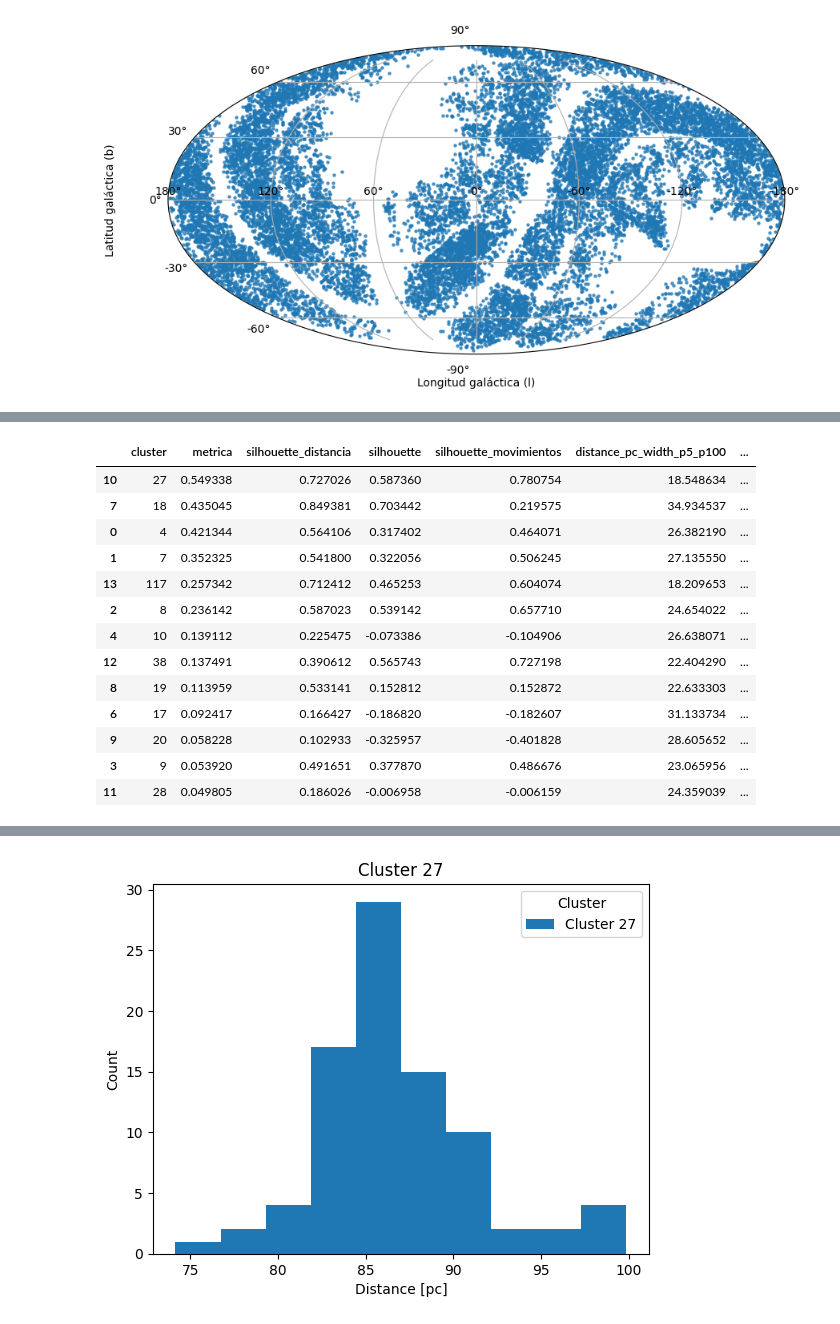
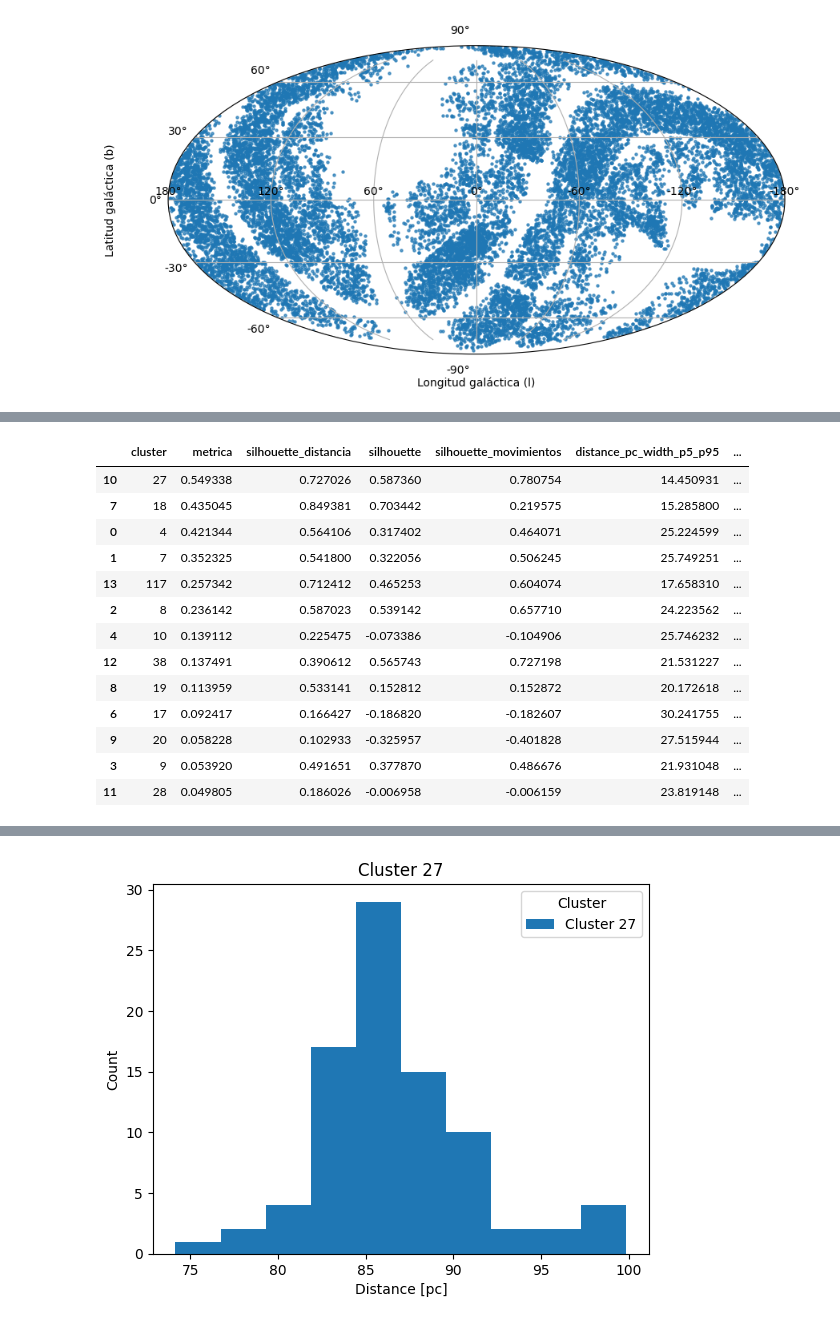
Before and after one commit to nicolasbojacarojas/clusterization_project, a Jupyter notebook: dev/fidelity/analisis_completo_modularizado_5d_fidelity_05.ipynb, the cells around one changed output, grey strips where cells are left out. Saved outputs shown, nothing was run; the diff lists cells and outputs as text; code cells hidden in the pictures.

```diff
--- a/dev/analisis_completo_modularizado_5d_fidelity.ipynb
+++ b/dev/fidelity/analisis_completo_modularizado_5d_fidelity_05.ipynb
@@ -457,11 +457,11 @@ r2_clusters = r2_por_cluster_dataframe(dff.dropna(subset=['phot_g_mean_mag','bp_
 dispersion_magnitud = dispersion_por_cluster(dff, variable='phot_g_mean_mag', metodo='std')
 probabilidad_cluster = dff.groupby(['cluster']).agg({'probabilidad':'median','source_id':'count'}).reset_index()
 parallax_metrics = calculate_percentile_metrics(
-    dff, cluster_col='cluster', variable='parallax', percentiles=(5, 100)
+    dff, cluster_col='cluster', variable='parallax', percentiles=(5, 95)
 )
 
 distance_metrics = calculate_percentile_metrics(
-    dff, cluster_col='cluster', variable='distance_pc', percentiles=(5, 100)
+    dff, cluster_col='cluster', variable='distance_pc', percentiles=(5, 95)
 )
 radius_metrics = calculate_cluster_radius(
     dff,
@@ -530,29 +544,29 @@ The get_cmap function was deprecated in Matplotlib 3.7 and will be removed in 3.
 # %%
 # silhouette_por_cluster[(silhouette_por_cluster['silhouette_distancia']>0.)\
                         # &(silhouette_por_cluster['probabilidad']>0.)\
                         # &(silhouette_por_cluster['silhouette_movimientos']>0)]\
 variables_orden = ['metrica'
                    ,'silhouette_distancia'
                    ,'silhouette'
                    ,'silhouette_movimientos'
-                   ,'distance_pc_width_p5_p100'
+                   ,'distance_pc_width_p5_p95'
                    ,'probabilidad'
                    ,'radius_effective'
                    ,'radio_median']
 variable_cluster = ["cluster"]
 silhouette_por_cluster.sort_values(by=variables_orden, ascending=[0,0,0,0,0,0,0,0]).head(20)[variable_cluster + variables_orden]
 # %% [output]
-|  | cluster | metrica | silhouette_distancia | silhouette | silhouette_movimientos | distance_pc_width_p5_p100 | ... |
-| 10 | 27 | 0.549338 | 0.727026 | 0.587360 | 0.780754 | 18.548634 | ... |
-| 7 | 18 | 0.435045 | 0.849381 | 0.703442 | 0.219575 | 34.934537 | ... |
-| 0 | 4 | 0.421344 | 0.564106 | 0.317402 | 0.464071 | 26.382190 | ... |
-| 1 | 7 | 0.352325 | 0.541800 | 0.322056 | 0.506245 | 27.135550 | ... |
-| 13 | 117 | 0.257342 | 0.712412 | 0.465253 | 0.604074 | 18.209653 | ... |
-| 2 | 8 | 0.236142 | 0.587023 | 0.539142 | 0.657710 | 24.654022 | ... |
-| 4 | 10 | 0.139112 | 0.225475 | -0.073386 | -0.104906 | 26.638071 | ... |
-| 12 | 38 | 0.137491 | 0.390612 | 0.565743 | 0.727198 | 22.404290 | ... |
-| 8 | 19 | 0.113959 | 0.533141 | 0.152812 | 0.152872 | 22.633303 | ... |
-| 6 | 17 | 0.092417 | 0.166427 | -0.186820 | -0.182607 | 31.133734 | ... |
-| 9 | 20 | 0.058228 | 0.102933 | -0.325957 | -0.401828 | 28.605652 | ... |
-| 3 | 9 | 0.053920 | 0.491651 | 0.377870 | 0.486676 | 23.065956 | ... |
-| 11 | 28 | 0.049805 | 0.186026 | -0.006958 | -0.006159 | 24.359039 | ... |
+|  | cluster | metrica | silhouette_distancia | silhouette | silhouette_movimientos | distance_pc_width_p5_p95 | ... |
+| 10 | 27 | 0.549338 | 0.727026 | 0.587360 | 0.780754 | 14.450931 | ... |
+| 7 | 18 | 0.435045 | 0.849381 | 0.703442 | 0.219575 | 15.285800 | ... |
+| 0 | 4 | 0.421344 | 0.564106 | 0.317402 | 0.464071 | 25.224599 | ... |
+| 1 | 7 | 0.352325 | 0.541800 | 0.322056 | 0.506245 | 25.749251 | ... |
+| 13 | 117 | 0.257342 | 0.712412 | 0.465253 | 0.604074 | 17.658310 | ... |
+| 2 | 8 | 0.236142 | 0.587023 | 0.539142 | 0.657710 | 24.223562 | ... |
+| 4 | 10 | 0.139112 | 0.225475 | -0.073386 | -0.104906 | 25.746232 | ... |
+| 12 | 38 | 0.137491 | 0.390612 | 0.565743 | 0.727198 | 21.531227 | ... |
+| 8 | 19 | 0.113959 | 0.533141 | 0.152812 | 0.152872 | 20.172618 | ... |
+| 6 | 17 | 0.092417 | 0.166427 | -0.186820 | -0.182607 | 30.241755 | ... |
+| 9 | 20 | 0.058228 | 0.102933 | -0.325957 | -0.401828 | 27.515944 | ... |
+| 3 | 9 | 0.053920 | 0.491651 | 0.377870 | 0.486676 | 21.931048 | ... |
+| 11 | 28 | 0.049805 | 0.186026 | -0.006958 | -0.006159 | 23.819148 | ... |
```
Also changed, not shown: parts of 4 cells of this notebook, 7 other files.
